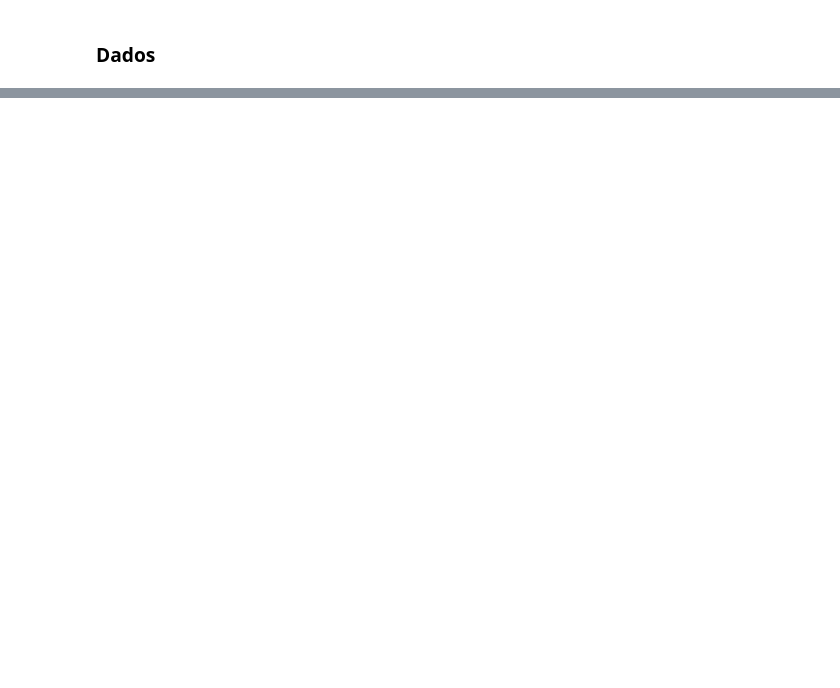
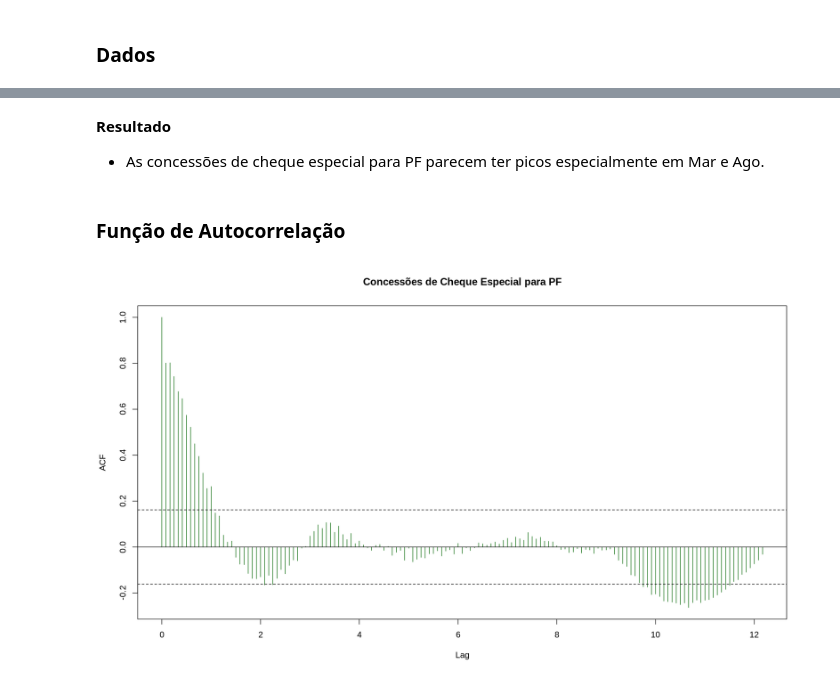
Before and after one commit to matheusrmorgado/econometria-aplicada, a Jupyter notebook: r-notebooks/aula-06.ipynb, the cells around one changed output, grey strips where cells are left out. Saved outputs shown, nothing was run; the diff lists cells and outputs as text; code cells hidden in the pictures; blank space fills up the shorter version.

```diff
--- a/r-notebooks/aula-06.ipynb
+++ b/r-notebooks/aula-06.ipynb
@@ -390,0 +108,14 @@ Faça um teste KPSS de raiz unitária para a série da **primeira diferença** d
+# %% [markdown]
+**Resultado**
+
+- As concessões de cheque especial para PF parecem ter picos especialmente em Mar e Ago.
+# %% [markdown]
+### **Função de Autocorrelação**
+# %%
+acf(sgs$cheque,
+    main = "Concessões de Cheque Especial para PF",
+    col = "darkgreen",
+    ci.col = "black",
+    lag.max = length(sgs$cheque) - 1)
+# %% [output]
+[figure, added]
```
Also changed, not shown: parts of 102 cells of this notebook.
